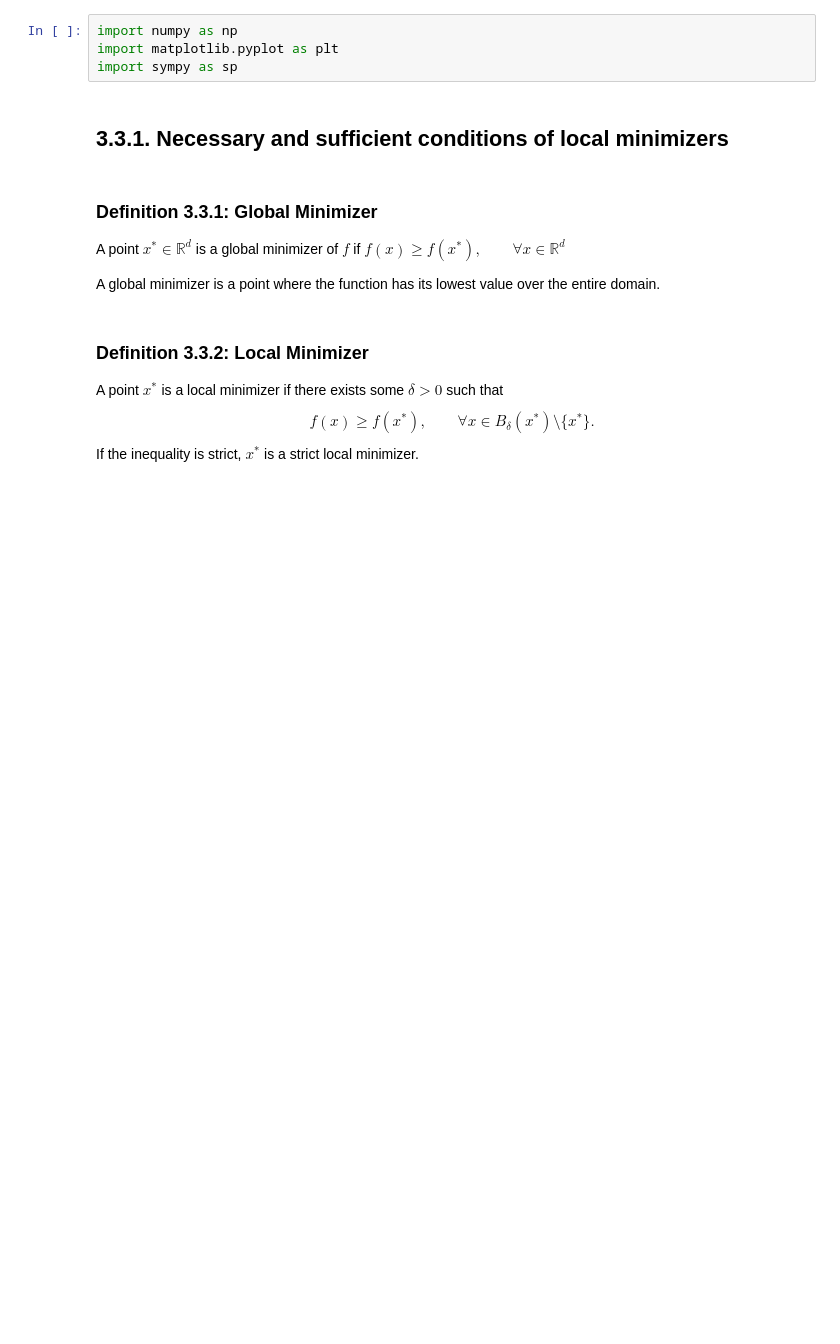
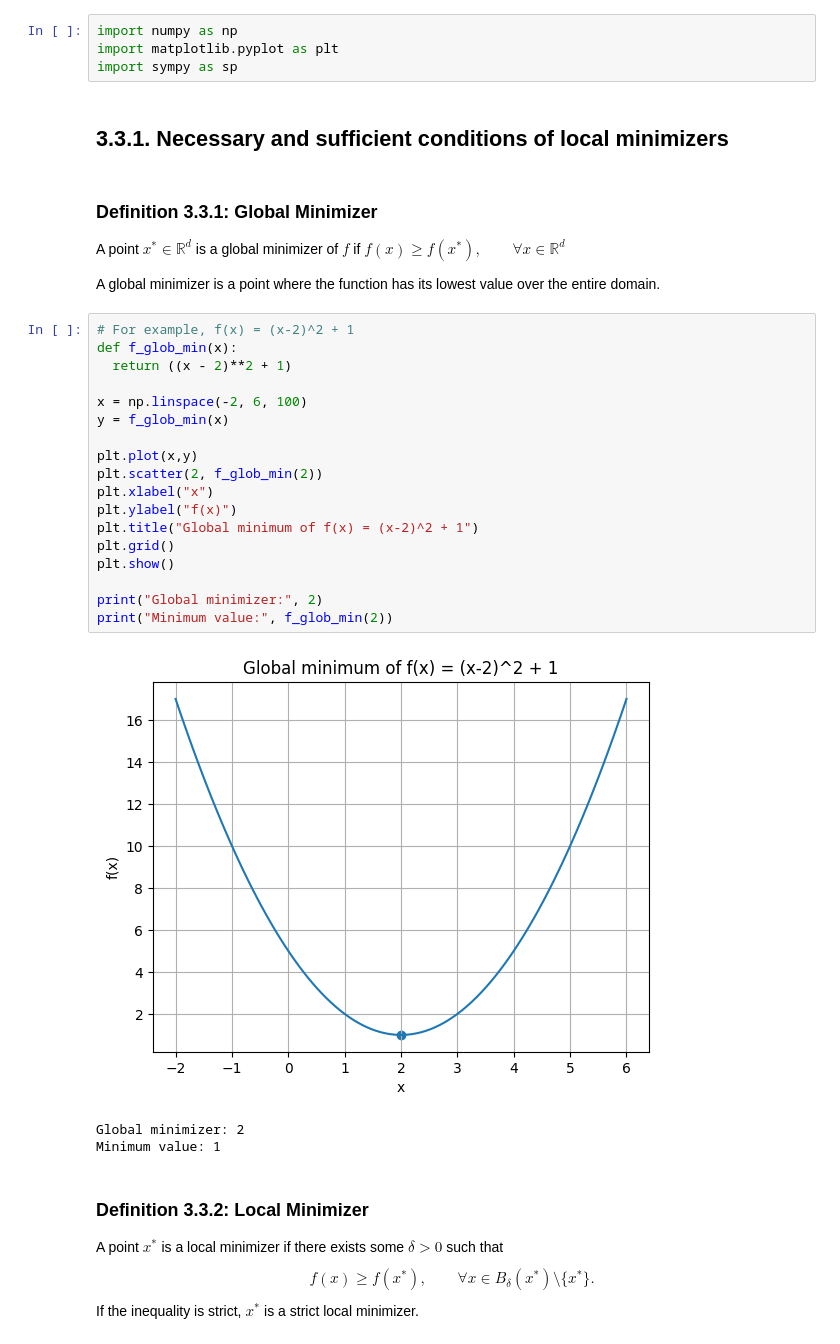
Before and after one commit to nmhom/MAT-422, a Jupyter notebook: MAT422_HW_3.3.ipynb, the cells around one changed output. Cells and saved outputs as stored; diff of their text form; blank space fills up the shorter version.

```diff
--- a/MAT422_HW_3.3.ipynb
+++ b/MAT422_HW_3.3.ipynb
@@ -13,6 +13,28 @@ import sympy as sp
 A point $x^* \in \mathbb{R}^d$ is a global minimizer of $f$ if $f(x) \geq f(x^*), \qquad \forall x \in \mathbb{R}^d$
 
 A global minimizer is a point where the function has its lowest value over the entire domain.
+# %%
+# For example, f(x) = (x-2)^2 + 1
+def f_glob_min(x):
+  return ((x - 2)**2 + 1)
+
+x = np.linspace(-2, 6, 100)
+y = f_glob_min(x)
+
+plt.plot(x,y)
+plt.scatter(2, f_glob_min(2))
+plt.xlabel("x")
+plt.ylabel("f(x)")
+plt.title("Global minimum of f(x) = (x-2)^2 + 1")
+plt.grid()
+plt.show()
+
+print("Global minimizer:", 2)
+print("Minimum value:", f_glob_min(2))
+# %% [output]
+[figure, added]
+Global minimizer: 2
+Minimum value: 1
 # %% [markdown]
 ### Definition 3.3.2: Local Minimizer
 
```
Also changed, not shown: parts of 5 cells of this notebook.
